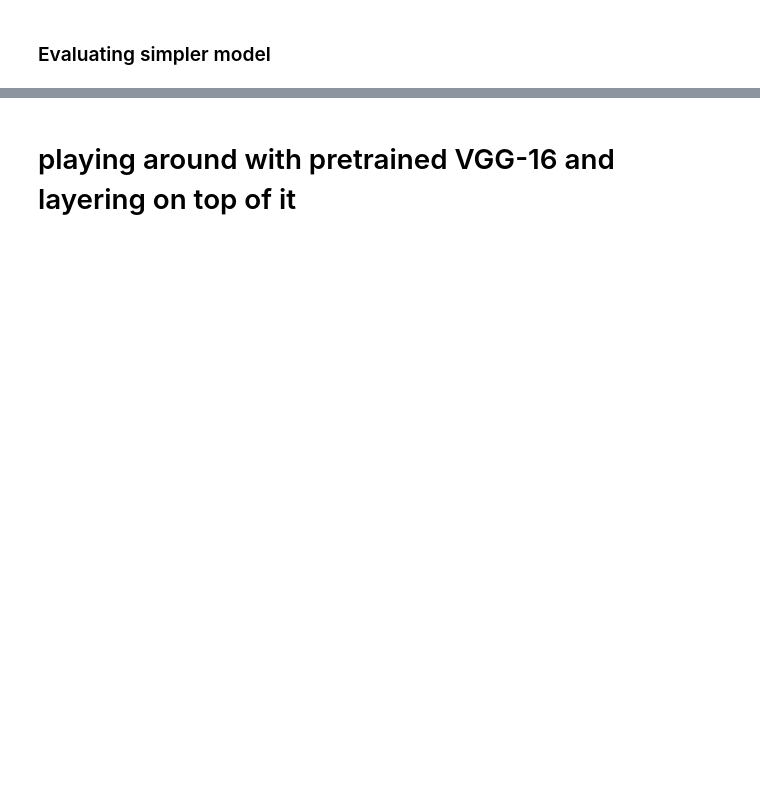
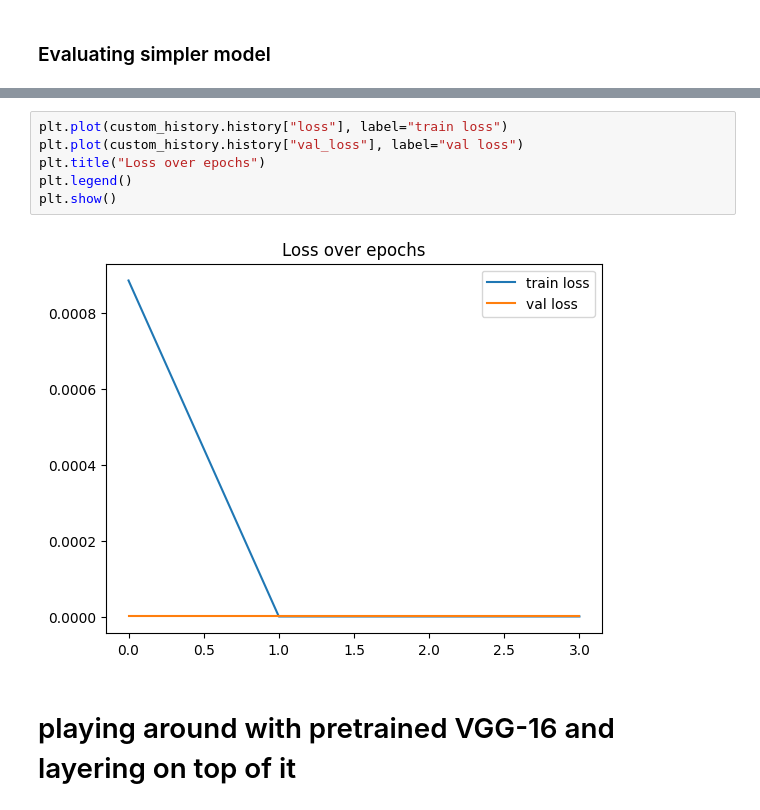
Before and after one commit to NWinocur/deep_learning_image_classification, a Jupyter notebook: src/explore.ipynb, the cells around one changed output, grey strips where cells are left out. Cells and saved outputs as stored; diff of their text form; blank space fills up the shorter version.

```diff
--- a/src/explore.ipynb
+++ b/src/explore.ipynb
@@ -239,3 +309,11 @@ plt.show()
+# %%
+plt.plot(custom_history.history["loss"], label="train loss")
+plt.plot(custom_history.history["val_loss"], label="val loss")
+plt.title("Loss over epochs")
+plt.legend()
+plt.show()
+# %% [output]
+[figure, added]
 # %% [markdown]
 # playing around with pretrained VGG-16 and layering on top of it
 # %%
```
Also changed, not shown: parts of 15 cells of this notebook.
